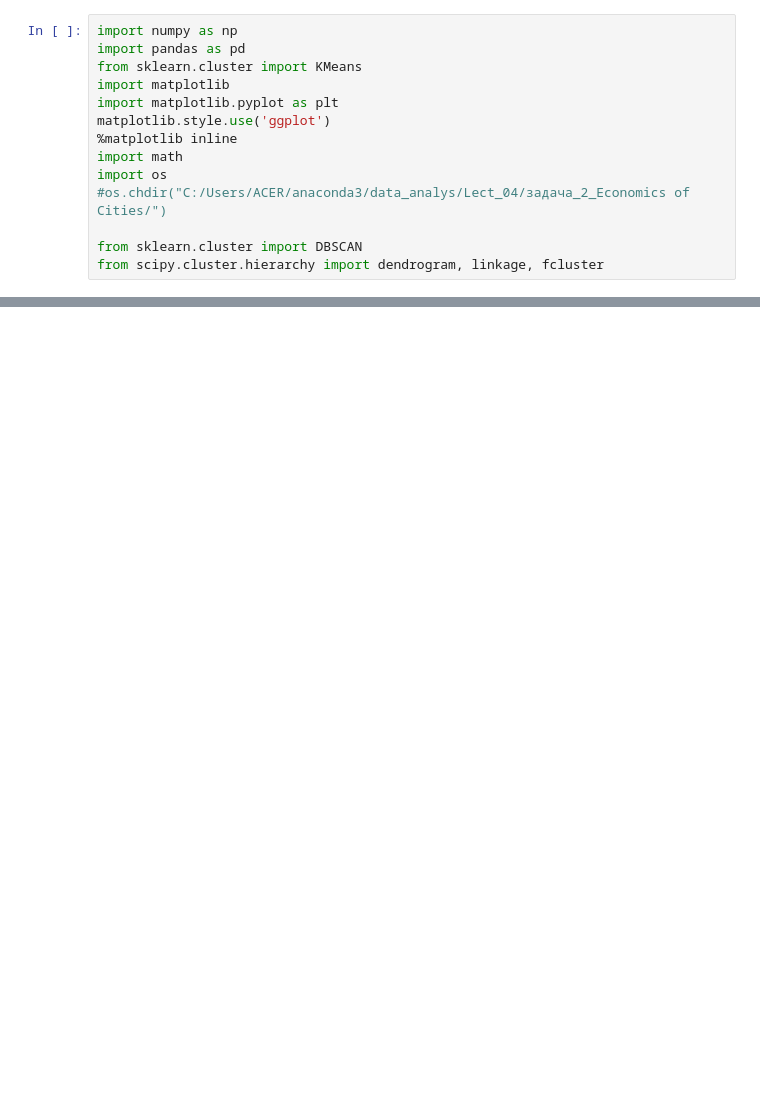
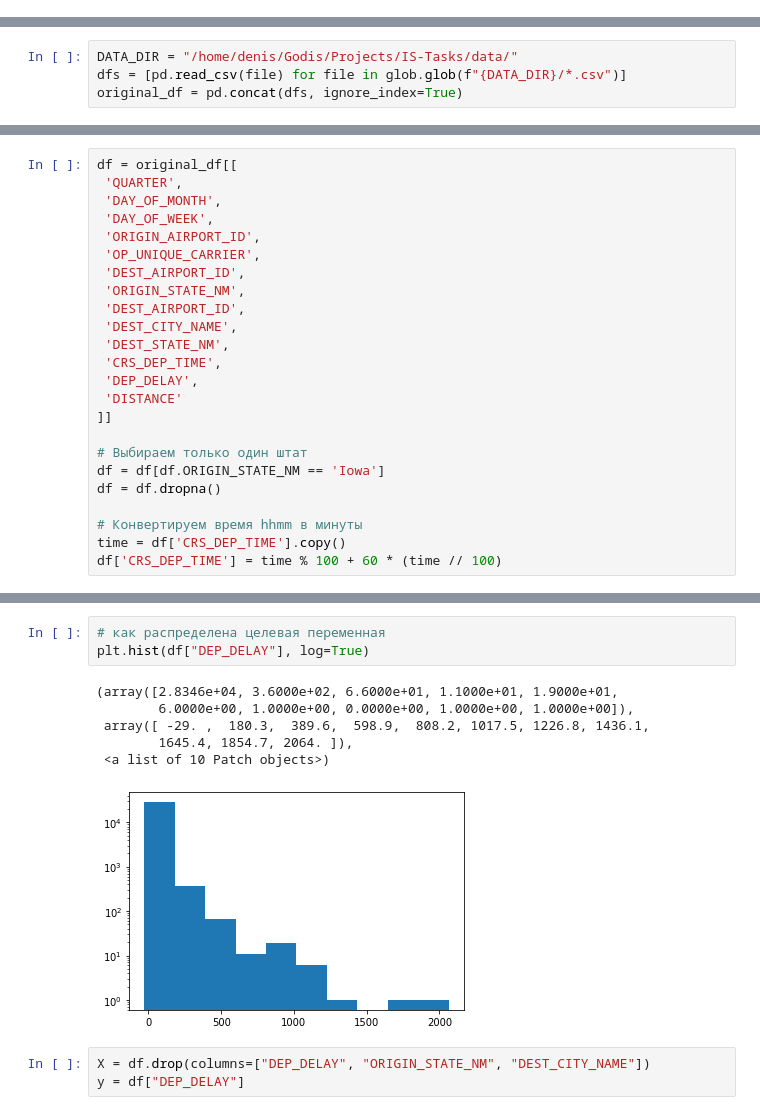
Before and after one commit to Dima12101/IS-Tasks, a Jupyter notebook: task3_dimasek.ipynb, the cells around one changed output, grey strips where cells are left out. Drawn from its saved outputs; the diff is of its cells as text; blank space fills up the shorter version.

Commit message:
Added diagrams, refactored code

```diff
--- a/task3_dimasek.ipynb
+++ b/task3_dimasek.ipynb
@@ -1,14 +0,0 @@
-# %%
-import numpy as np
-import pandas as pd
-from sklearn.cluster import KMeans
-import matplotlib
-import matplotlib.pyplot as plt
-matplotlib.style.use('ggplot')
-%matplotlib inline
-import math
-import os
-#os.chdir("C:/Users/ACER/anaconda3/data_analys/Lect_04/задача_2_Economics of Cities/")
-
-from sklearn.cluster import DBSCAN
-from scipy.cluster.hierarchy import dendrogram, linkage, fcluster
@@ -691,0 +15,4 @@ pd.concat([data_frame.iloc[0:10],data_frame.iloc[20:30]]).head(20)
+# %%
+DATA_DIR = "/home/denis/Godis/Projects/IS-Tasks/data/"
+dfs = [pd.read_csv(file) for file in glob.glob(f"{DATA_DIR}/*.csv")]
+original_df = pd.concat(dfs, ignore_index=True)
@@ -691,0 +21,24 @@ pd.concat([data_frame.iloc[0:10],data_frame.iloc[20:30]]).head(20)
+# %%
+df = original_df[[
+ 'QUARTER',
+ 'DAY_OF_MONTH',
+ 'DAY_OF_WEEK',
+ 'ORIGIN_AIRPORT_ID',
+ 'OP_UNIQUE_CARRIER',
+ 'DEST_AIRPORT_ID',
+ 'ORIGIN_STATE_NM',
+ 'DEST_AIRPORT_ID',
+ 'DEST_CITY_NAME',
+ 'DEST_STATE_NM',
+ 'CRS_DEP_TIME',
+ 'DEP_DELAY',
+ 'DISTANCE'
+]]
+
+# Выбираем только один штат
+df = df[df.ORIGIN_STATE_NM == 'Iowa']
+df = df.dropna()
+
+# Конвертируем время hhmm в минуты
+time = df['CRS_DEP_TIME'].copy()
+df['CRS_DEP_TIME'] = time % 100 + 60 * (time // 100)
@@ -691,0 +56,13 @@ pd.concat([data_frame.iloc[0:10],data_frame.iloc[20:30]]).head(20)
+# %%
+# как распределена целевая переменная
+plt.hist(df["DEP_DELAY"], log=True)
+# %% [output]
+(array([2.8346e+04, 3.6000e+02, 6.6000e+01, 1.1000e+01, 1.9000e+01,
+        6.0000e+00, 1.0000e+00, 0.0000e+00, 1.0000e+00, 1.0000e+00]),
+ array([ -29. ,  180.3,  389.6,  598.9,  808.2, 1017.5, 1226.8, 1436.1,
+        1645.4, 1854.7, 2064. ]),
+ <a list of 10 Patch objects>)
+[figure, added]
+# %%
+X = df.drop(columns=["DEP_DELAY", "ORIGIN_STATE_NM", "DEST_CITY_NAME"])
+y = df["DEP_DELAY"]
```
Also changed, not shown: parts of 39 cells of this notebook, 13 other files.
